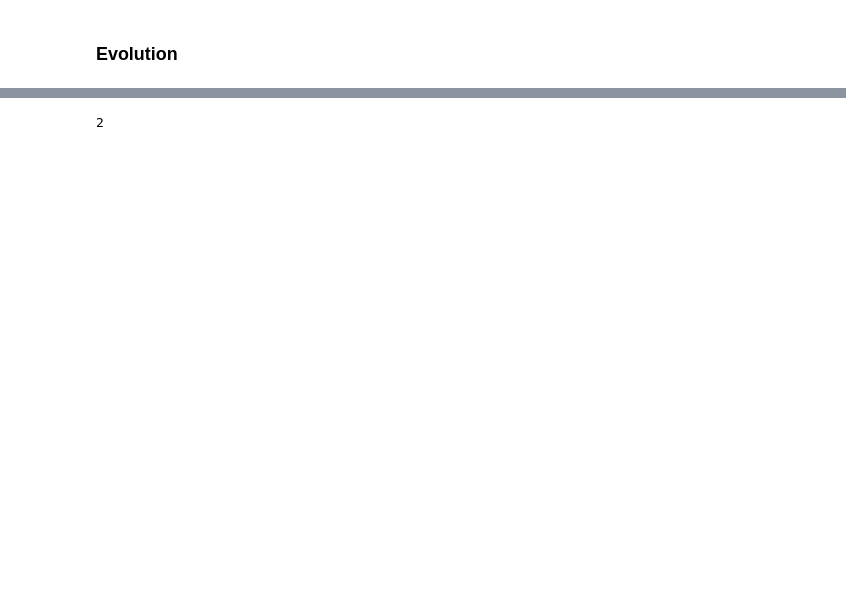
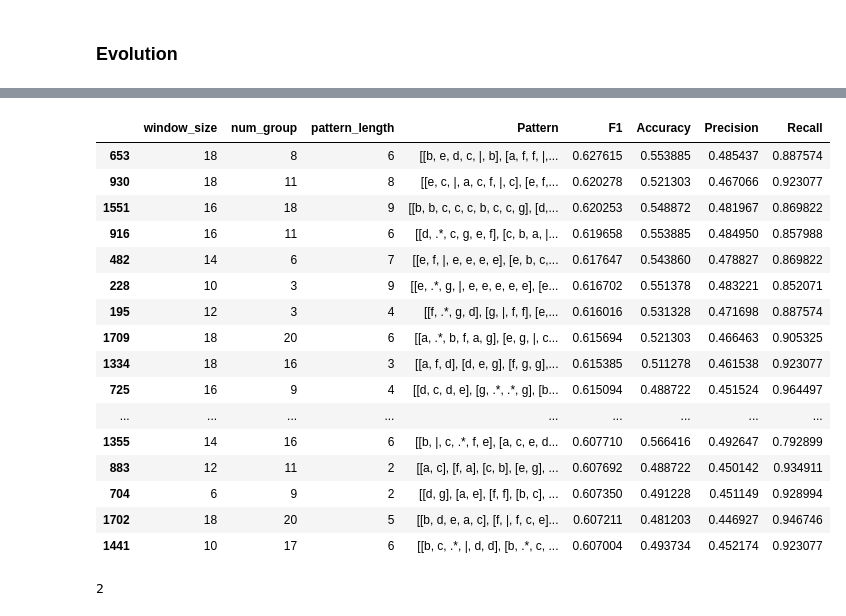
Before and after one commit to chockchip/predictive-maintenance, a Jupyter notebook: main2_genetic.ipynb, the cells around one changed output, grey strips where cells are left out. Cells and saved outputs as stored; diff of their text form; code cells hidden in the pictures; blank space fills up the shorter version.

```diff
--- a/main2_genetic.ipynb
+++ b/main2_genetic.ipynb
@@ -657,0 +671,39 @@ KeyboardInterrupt:
+# %%
+def generate_report(max_pattern_group, max_pattern_length, num_loop, window_sizes):
+    df_report = pd.DataFrame(columns = ['window_size','num_group','pattern_length','Pattern','F1','Accuracy','Precision','Recall'])
+
+    for num_group in range(1,max_pattern_group+1):
+        for genome_length in range(2,max_pattern_length+1):
+            for window_size in window_sizes:
+
+                if genome_length >= window_size:
+                    continue
+
+                top_population, f1_score, accuracy, precision, recall = run_evolution(
+                    encoded_feature=encoded_features,
+                    window_size=window_size,
+                    df_state=df_MF,
+                    generation_limit=num_loop,
+                    population_size=10,
+                    genome_length=genome_length,
+                    num_group=num_group,)
+
+                data = [window_size,num_group,genome_length, top_population, f1_score, accuracy, precision, recall]
+
+                try:
+                    df_report.loc[len(df_report)] = data
+                    print(f'complete for window_size {window_size} number_group {num_group} and genome_length {genome_length}.')
+                except Exception as e:
+                    print(f'error for window_size {window_size}  number_group {num_group} and genome_length {genome_length}.')
+                    print('*'*50)
+                    print(e)
+                    print('*'*50)
+
+    return df_report
+# %%
+result = generate_report(
+    max_pattern_group=20,
+    max_pattern_length=20,
+    window_sizes= [6, 8, 10, 12, 14, 16, 18, 20],
+    num_loop=50
+)
@@ -657,0 +728,20 @@ KeyboardInterrupt:
+# %%
+result.sort_values(by=['F1'], ascending=False).head(30)
+# %% [output]
+|  | window_size | num_group | pattern_length | Pattern | F1 | Accuracy | Precision | Recall |
+| 653 | 18 | 8 | 6 | [[b, e, d, c, |, b], [a, f, f, |,... | 0.627615 | 0.553885 | 0.485437 | 0.887574 |
+| 930 | 18 | 11 | 8 | [[e, c, |, a, c, f, |, c], [e, f,... | 0.620278 | 0.521303 | 0.467066 | 0.923077 |
+| 1551 | 16 | 18 | 9 | [[b, b, c, c, c, b, c, c, g], [d,... | 0.620253 | 0.548872 | 0.481967 | 0.869822 |
+| 916 | 16 | 11 | 6 | [[d, .*, c, g, e, f], [c, b, a, |... | 0.619658 | 0.553885 | 0.484950 | 0.857988 |
+| 482 | 14 | 6 | 7 | [[e, f, |, e, e, e, e], [e, b, c,... | 0.617647 | 0.543860 | 0.478827 | 0.869822 |
+| 228 | 10 | 3 | 9 | [[e, .*, g, |, e, e, e, e, e], [e... | 0.616702 | 0.551378 | 0.483221 | 0.852071 |
+| 195 | 12 | 3 | 4 | [[f, .*, g, d], [g, |, f, f], [e,... | 0.616016 | 0.531328 | 0.471698 | 0.887574 |
+| 1709 | 18 | 20 | 6 | [[a, .*, b, f, a, g], [e, g, |, c... | 0.615694 | 0.521303 | 0.466463 | 0.905325 |
+| 1334 | 18 | 16 | 3 | [[a, f, d], [d, e, g], [f, g, g],... | 0.615385 | 0.511278 | 0.461538 | 0.923077 |
+| 725 | 16 | 9 | 4 | [[d, c, d, e], [g, .*, .*, g], [b... | 0.615094 | 0.488722 | 0.451524 | 0.964497 |
+| ... | ... | ... | ... | ... | ... | ... | ... | ... |
+| 1355 | 14 | 16 | 6 | [[b, |, c, .*, f, e], [a, c, e, d... | 0.607710 | 0.566416 | 0.492647 | 0.792899 |
+| 883 | 12 | 11 | 2 | [[a, c], [f, a], [c, b], [e, g], ... | 0.607692 | 0.488722 | 0.450142 | 0.934911 |
+| 704 | 6 | 9 | 2 | [[d, g], [a, e], [f, f], [b, c], ... | 0.607350 | 0.491228 | 0.451149 | 0.928994 |
+| 1702 | 18 | 20 | 5 | [[b, d, e, a, c], [f, |, f, c, e]... | 0.607211 | 0.481203 | 0.446927 | 0.946746 |
+| 1441 | 10 | 17 | 6 | [[b, c, .*, |, d, d], [b, .*, c, ... | 0.607004 | 0.493734 | 0.452174 | 0.923077 |
```
Also changed, not shown: parts of 24 cells of this notebook.
